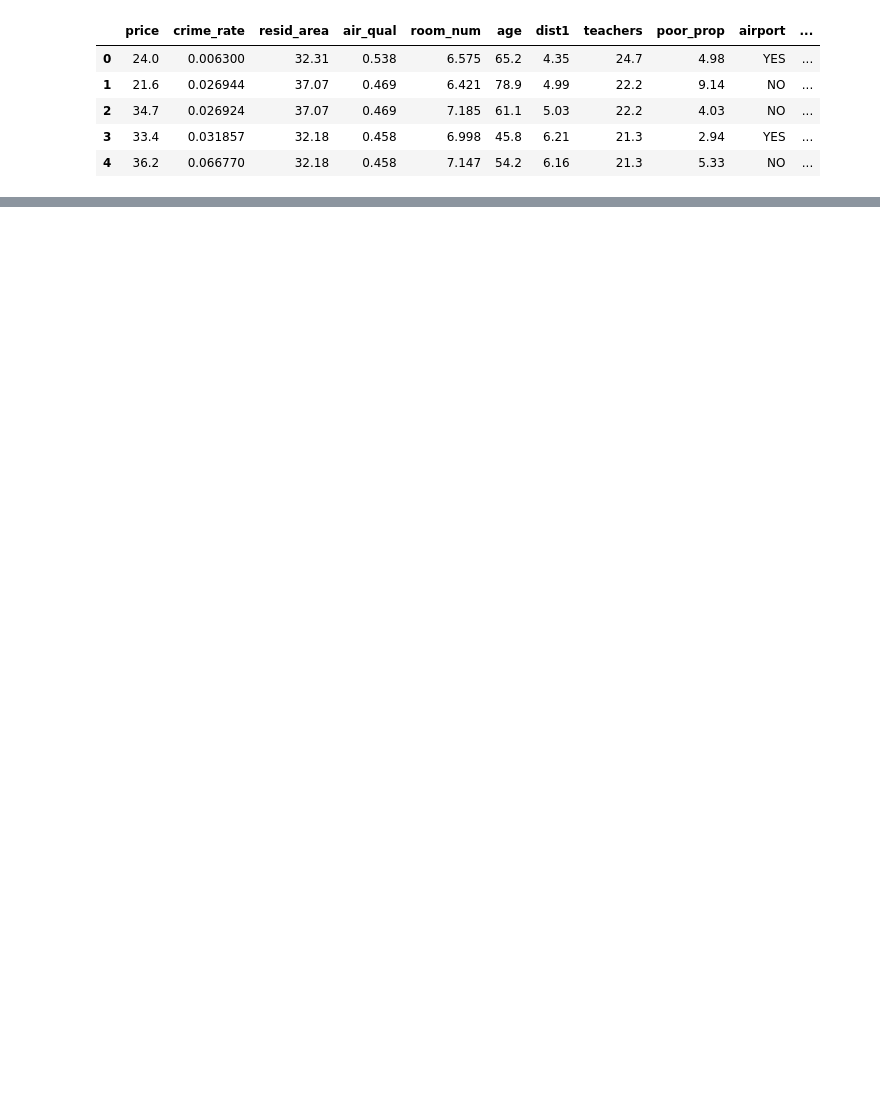
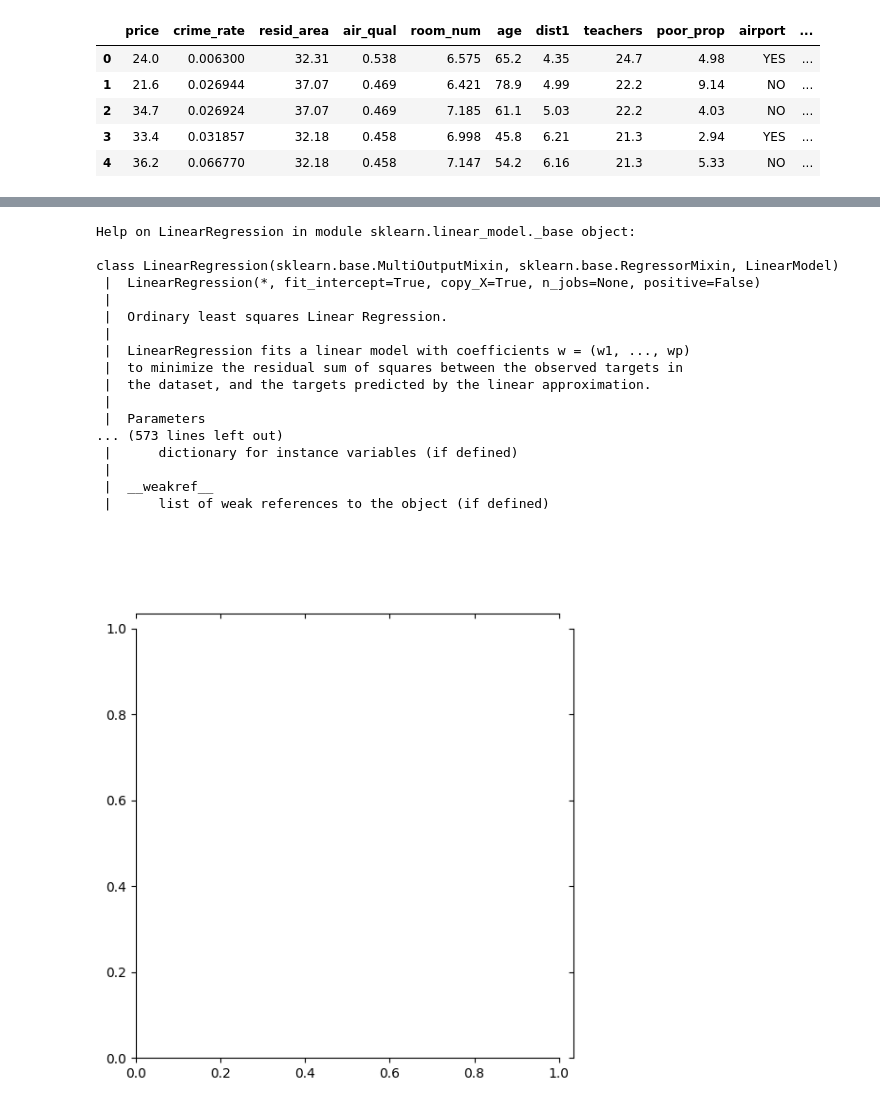
Before and after one commit to RodriNico2206/Data-science-s-projects, a Jupyter notebook: Houses_price_analysis.ipynb, the cells around one changed output, grey strips where cells are left out. Cells and saved outputs as stored; diff of their text form; code cells hidden in the pictures; blank space fills up the shorter version.

```diff
--- a/Houses_price_analysis.ipynb
+++ b/Houses_price_analysis.ipynb
@@ -308,0 +340,10 @@ df.head()
+# %%
+#define X and Y
+y = df['price']
+X = df[['room_num']]
+
+#define regression model
+lm2 = LinearRegression()
+
+#adjust model
+lm2.fit(X,y)
@@ -308,0 +377,27 @@ df.head()
+# %%
+#commands for get most information about functions. 2 examples
+help(lm2)
+
+print(' \n')
+print(' \n')
+
+help(sns.jointplot())
+# %% [output]
+Help on LinearRegression in module sklearn.linear_model._base object:
+
+class LinearRegression(sklearn.base.MultiOutputMixin, sklearn.base.RegressorMixin, LinearModel)
+ |  LinearRegression(*, fit_intercept=True, copy_X=True, n_jobs=None, positive=False)
+ |
+ |  Ordinary least squares Linear Regression.
+ |
+ |  LinearRegression fits a linear model with coefficients w = (w1, ..., wp)
+ |  to minimize the residual sum of squares between the observed targets in
+ |  the dataset, and the targets predicted by the linear approximation.
+ |
+ |  Parameters
+... (573 lines left out)
+ |      dictionary for instance variables (if defined)
+ |
+ |  __weakref__
+ |      list of weak references to the object (if defined)
+[figure, added]
```
Also changed, not shown: parts of 41 cells of this notebook.
